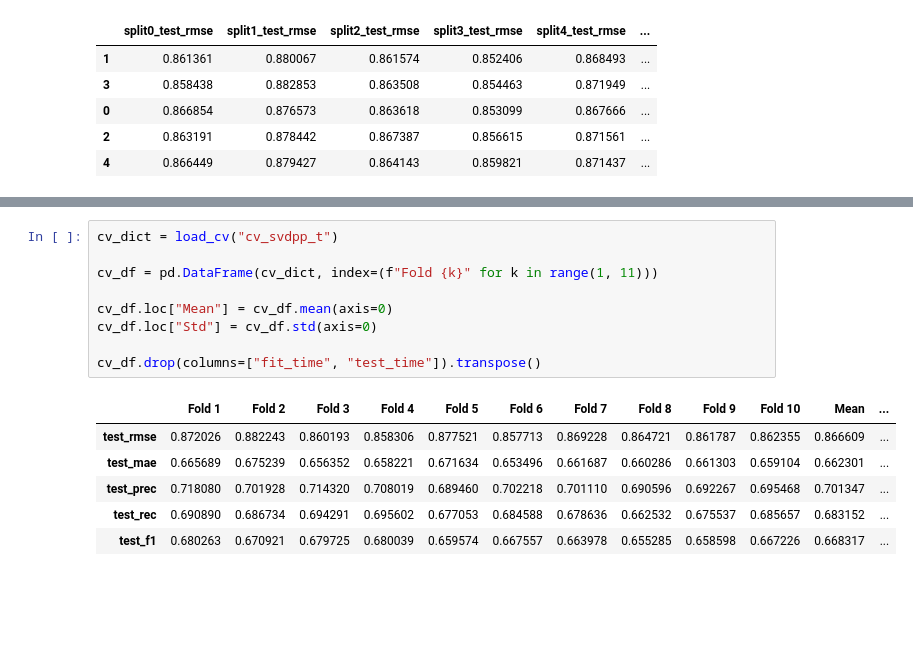
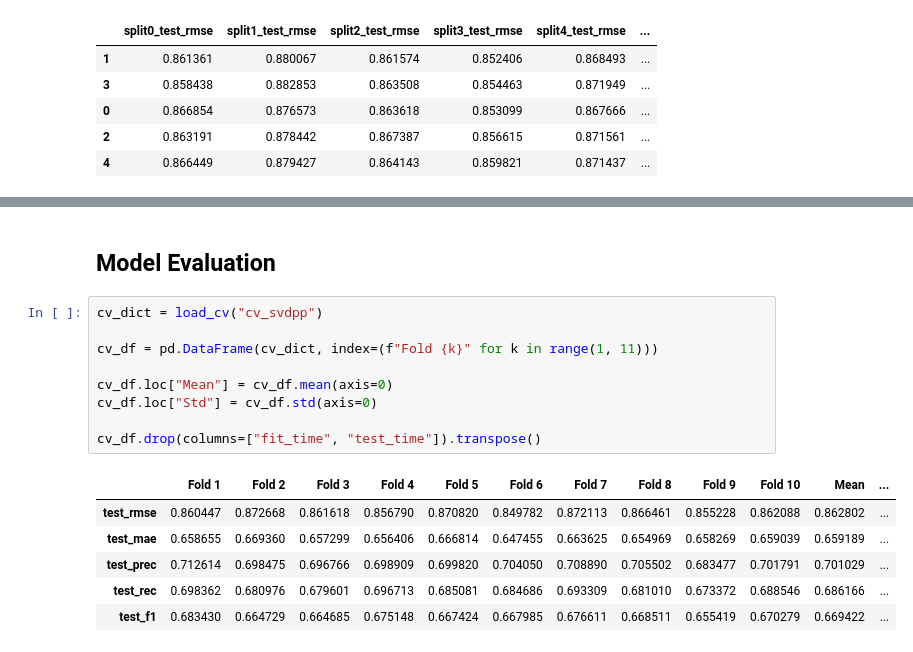
Before and after one commit to Pinminh/movielens-recommender, a Jupyter notebook: notebooks/svdpp.ipynb, the cells around one changed output, grey strips where cells are left out. Saved outputs shown, nothing was run; the diff lists cells and outputs as text; blank space fills up the shorter version.

Commit message:
feat(nb): update svd/svdpp notebooks for new reg

```diff
--- a/notebooks/svdpp.ipynb
+++ b/notebooks/svdpp.ipynb
@@ -65,16 +93,18 @@ abbr_gs_df.sort_values(by="rank_test_rmse", ascending=True, inplace=False)[0:10]
+# %% [markdown]
+## Model Evaluation
 # %%
-cv_dict = load_cv("cv_svdpp_t")
+cv_dict = load_cv("cv_svdpp")
 
 cv_df = pd.DataFrame(cv_dict, index=(f"Fold {k}" for k in range(1, 11)))
 
 cv_df.loc["Mean"] = cv_df.mean(axis=0)
 cv_df.loc["Std"] = cv_df.std(axis=0)
 
 cv_df.drop(columns=["fit_time", "test_time"]).transpose()
 # %% [output]
 |  | Fold 1 | Fold 2 | Fold 3 | Fold 4 | Fold 5 | Fold 6 | Fold 7 | Fold 8 | Fold 9 | Fold 10 | Mean | ... |
-| test_rmse | 0.872026 | 0.882243 | 0.860193 | 0.858306 | 0.877521 | 0.857713 | 0.869228 | 0.864721 | 0.861787 | 0.862355 | 0.866609 | ... |
-| test_mae | 0.665689 | 0.675239 | 0.656352 | 0.658221 | 0.671634 | 0.653496 | 0.661687 | 0.660286 | 0.661303 | 0.659104 | 0.662301 | ... |
-| test_prec | 0.718080 | 0.701928 | 0.714320 | 0.708019 | 0.689460 | 0.702218 | 0.701110 | 0.690596 | 0.692267 | 0.695468 | 0.701347 | ... |
-| test_rec | 0.690890 | 0.686734 | 0.694291 | 0.695602 | 0.677053 | 0.684588 | 0.678636 | 0.662532 | 0.675537 | 0.685657 | 0.683152 | ... |
-| test_f1 | 0.680263 | 0.670921 | 0.679725 | 0.680039 | 0.659574 | 0.667557 | 0.663978 | 0.655285 | 0.658598 | 0.667226 | 0.668317 | ... |
+| test_rmse | 0.860447 | 0.872668 | 0.861618 | 0.856790 | 0.870820 | 0.849782 | 0.872113 | 0.866461 | 0.855228 | 0.862088 | 0.862802 | ... |
+| test_mae | 0.658655 | 0.669360 | 0.657299 | 0.656406 | 0.666814 | 0.647455 | 0.663625 | 0.654969 | 0.658269 | 0.659039 | 0.659189 | ... |
+| test_prec | 0.712614 | 0.698475 | 0.696766 | 0.698909 | 0.699820 | 0.704050 | 0.708890 | 0.705502 | 0.683477 | 0.701791 | 0.701029 | ... |
+| test_rec | 0.698362 | 0.680976 | 0.679601 | 0.696713 | 0.685081 | 0.684686 | 0.693309 | 0.681010 | 0.673372 | 0.688546 | 0.686166 | ... |
+| test_f1 | 0.683430 | 0.664729 | 0.664685 | 0.675148 | 0.667424 | 0.667985 | 0.676611 | 0.668511 | 0.655419 | 0.670279 | 0.669422 | ... |
```
Also changed, not shown: parts of 5 cells of this notebook, 1 other file.
